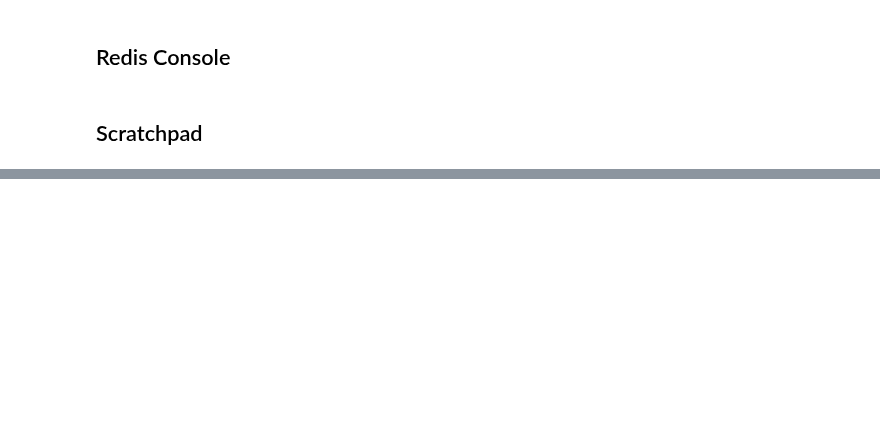
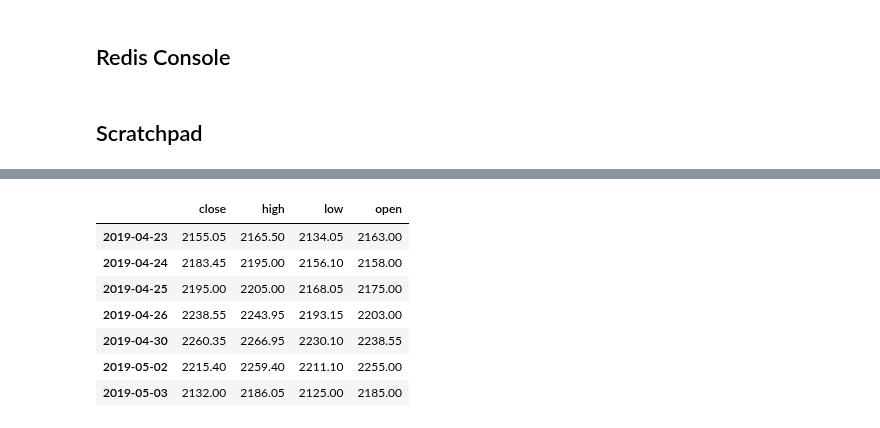
Before and after one commit to suhansaha/algotrader, a Jupyter notebook: src/freedom_v2_unit_test.ipynb, the cells around one changed output, grey strips where cells are left out. Saved outputs shown, nothing was run; the diff lists cells and outputs as text; code cells hidden in the pictures; blank space fills up the shorter version.

```diff
--- a/src/freedom_v2_unit_test.ipynb
+++ b/src/freedom_v2_unit_test.ipynb
@@ -736,0 +533,2 @@ live_cache.hmget('eq_token','TCS')[0]
+# %%
+live_cache = cache_state('backtest_web')
@@ -736,0 +548,11 @@ live_cache.hmget('eq_token','TCS')[0]
+# %%
+live_cache.getOHLC('TCS')
+# %% [output]
+|  | close | high | low | open |
+| 2019-04-23 | 2155.05 | 2165.50 | 2134.05 | 2163.00 |
+| 2019-04-24 | 2183.45 | 2195.00 | 2156.10 | 2158.00 |
+| 2019-04-25 | 2195.00 | 2205.00 | 2168.05 | 2175.00 |
+| 2019-04-26 | 2238.55 | 2243.95 | 2193.15 | 2203.00 |
+| 2019-04-30 | 2260.35 | 2266.95 | 2230.10 | 2238.55 |
+| 2019-05-02 | 2215.40 | 2259.40 | 2211.10 | 2255.00 |
+| 2019-05-03 | 2132.00 | 2186.05 | 2125.00 | 2185.00 |
```
Also changed, not shown: parts of 50 cells of this notebook, 3 other files.
